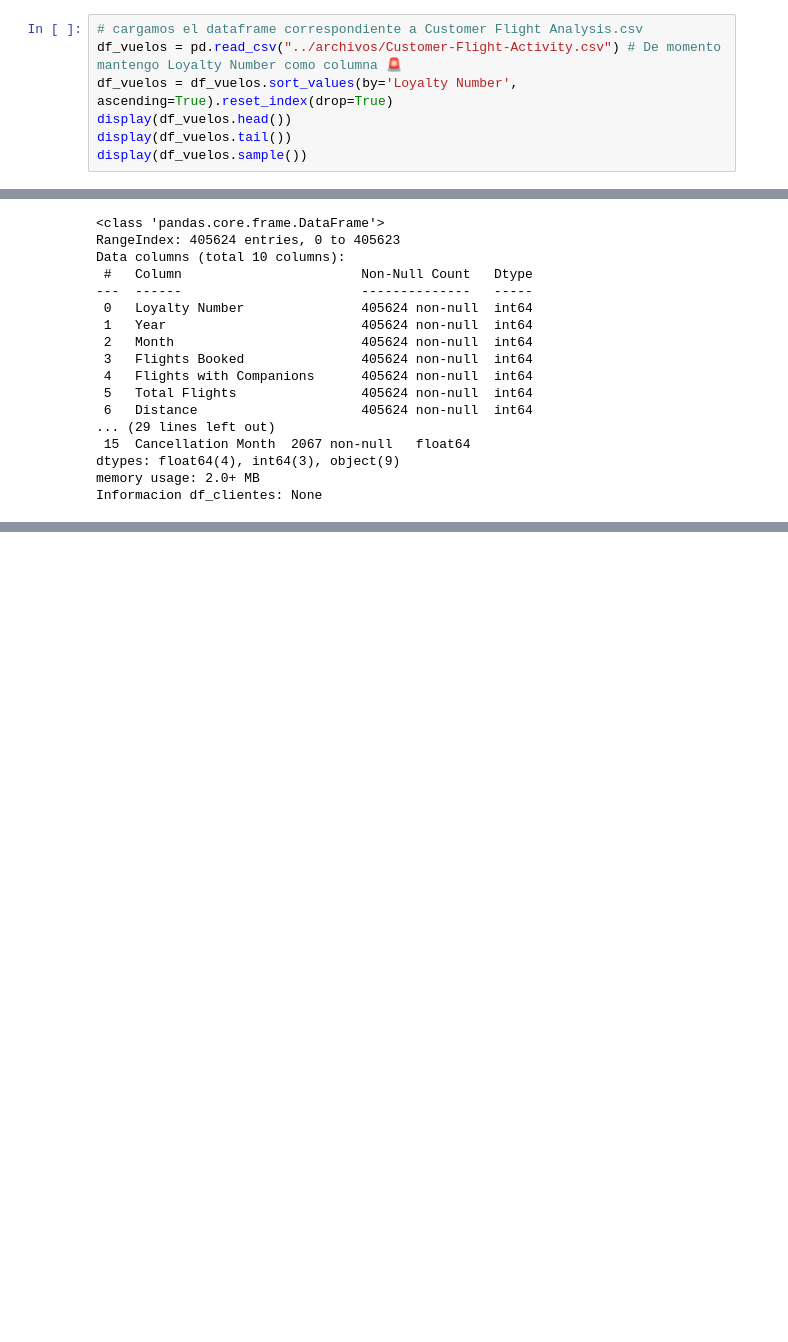
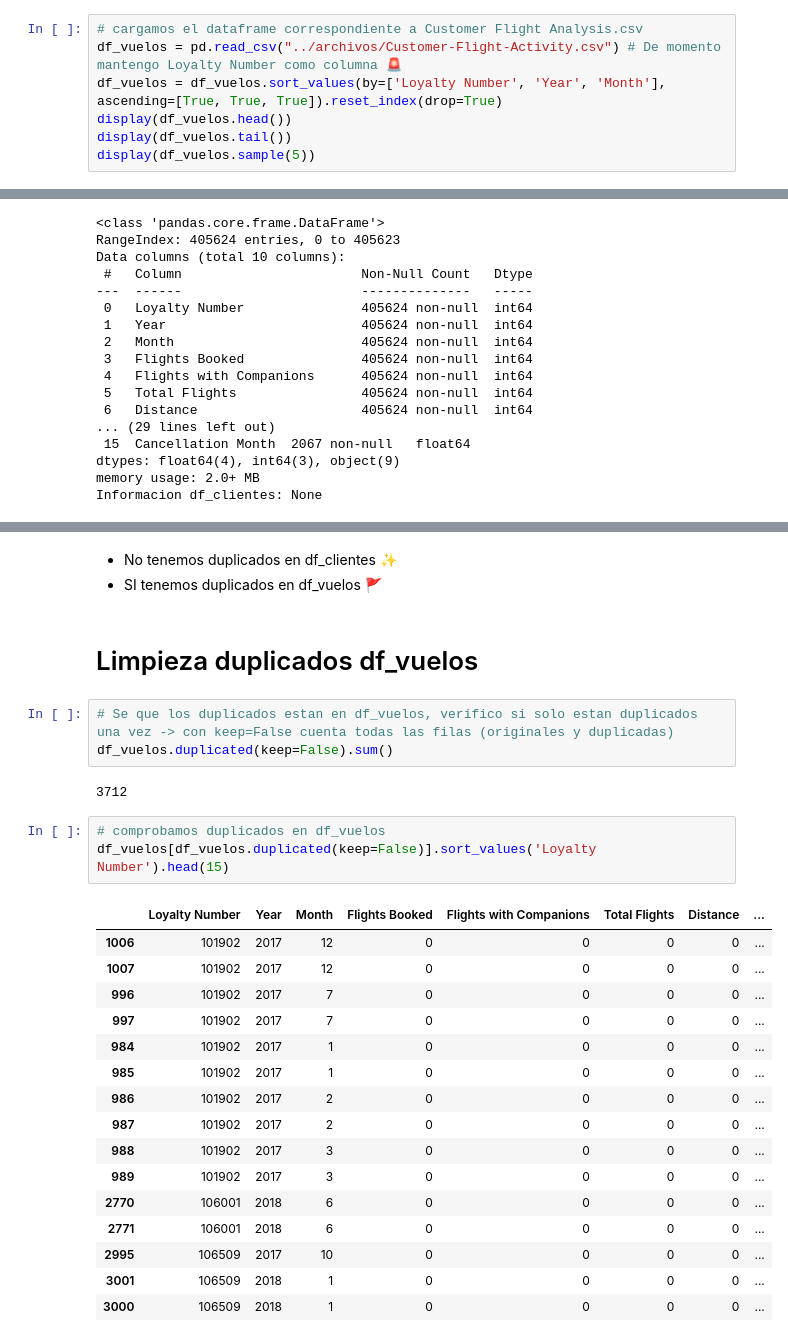
Before and after one commit to Adalab/bda-modulo-3-evaluacion-final-mpenacasares, a Jupyter notebook: notebooks/modulo-3-eval-mpcasares.ipynb, the cells around one changed output, grey strips where cells are left out. Cells and saved outputs as stored; diff of their text form; blank space fills up the shorter version.

Commit message:
Fase 1 exploracion y limpieza_01

```diff
--- a/notebooks/modulo-3-eval-mpcasares.ipynb
+++ b/notebooks/modulo-3-eval-mpcasares.ipynb
@@ -31,7 +31,7 @@ warnings.filterwarnings("ignore")
 # %%
 # cargamos el dataframe correspondiente a Customer Flight Analysis.csv
 df_vuelos = pd.read_csv("../archivos/Customer-Flight-Activity.csv") # De momento mantengo Loyalty Number como columna 🚨
-df_vuelos = df_vuelos.sort_values(by='Loyalty Number', ascending=True).reset_index(drop=True)
+df_vuelos = df_vuelos.sort_values(by=['Loyalty Number', 'Year', 'Month'], ascending=[True, True, True]).reset_index(drop=True)
 display(df_vuelos.head())
 display(df_vuelos.tail())
-display(df_vuelos.sample())
+display(df_vuelos.sample(5))
@@ -105,0 +196,30 @@ Informacion df_clientes: None
+# %% [markdown]
+- No tenemos duplicados en df_clientes ✨
+- SI tenemos duplicados en df_vuelos 🚩
+# %% [markdown]
+# Limpieza duplicados df_vuelos
+# %%
+# Se que los duplicados estan en df_vuelos, verifico si solo estan duplicados una vez -> con keep=False cuenta todas las filas (originales y duplicadas)
+df_vuelos.duplicated(keep=False).sum()
+# %% [output]
+3712
+# %%
+# comprobamos duplicados en df_vuelos
+df_vuelos[df_vuelos.duplicated(keep=False)].sort_values('Loyalty Number').head(15)
+# %% [output]
+|  | Loyalty Number | Year | Month | Flights Booked | Flights with Companions | Total Flights | Distance | ... |
+| 1006 | 101902 | 2017 | 12 | 0 | 0 | 0 | 0 | ... |
+| 1007 | 101902 | 2017 | 12 | 0 | 0 | 0 | 0 | ... |
+| 996 | 101902 | 2017 | 7 | 0 | 0 | 0 | 0 | ... |
+| 997 | 101902 | 2017 | 7 | 0 | 0 | 0 | 0 | ... |
+| 984 | 101902 | 2017 | 1 | 0 | 0 | 0 | 0 | ... |
+| 985 | 101902 | 2017 | 1 | 0 | 0 | 0 | 0 | ... |
+| 986 | 101902 | 2017 | 2 | 0 | 0 | 0 | 0 | ... |
+| 987 | 101902 | 2017 | 2 | 0 | 0 | 0 | 0 | ... |
+| 988 | 101902 | 2017 | 3 | 0 | 0 | 0 | 0 | ... |
+| 989 | 101902 | 2017 | 3 | 0 | 0 | 0 | 0 | ... |
+| 2770 | 106001 | 2018 | 6 | 0 | 0 | 0 | 0 | ... |
+| 2771 | 106001 | 2018 | 6 | 0 | 0 | 0 | 0 | ... |
+| 2995 | 106509 | 2017 | 10 | 0 | 0 | 0 | 0 | ... |
+| 3001 | 106509 | 2018 | 1 | 0 | 0 | 0 | 0 | ... |
+| 3000 | 106509 | 2018 | 1 | 0 | 0 | 0 | 0 | ... |
```
Also changed, not shown: parts of 31 cells of this notebook.
